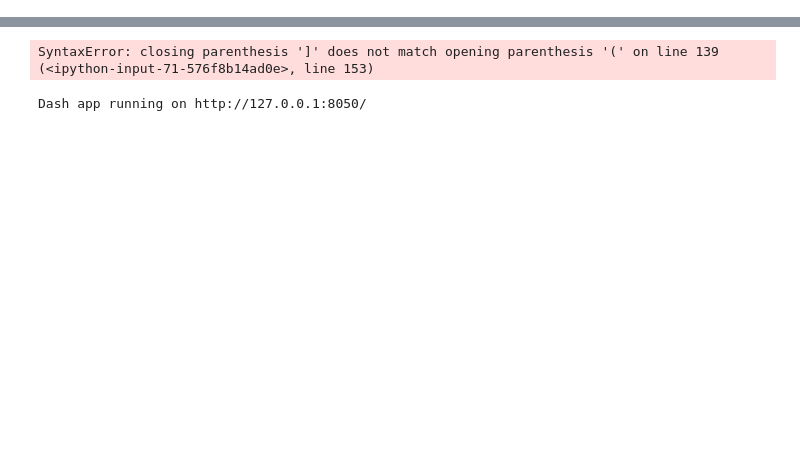
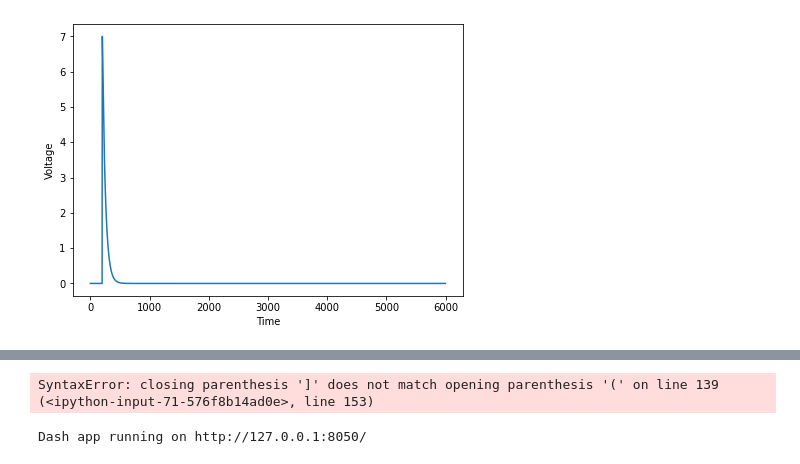
Before and after one commit to nauralcodinglab/linear-nonlinear-dendrites, a Jupyter notebook: peter-scrap-notebooks/nmda.ipynb, the cells around one changed output, grey strips where cells are left out. Saved outputs shown, nothing was run; the diff lists cells and outputs as text; code cells hidden in the pictures; blank space fills up the shorter version.

```diff
--- a/peter-scrap-notebooks/nmda.ipynb
+++ b/peter-scrap-notebooks/nmda.ipynb
@@ -49,7 +49,7 @@ def get_linear_nonlinear_model(
 
   return linear_nonlinear_model
 # %%
-def delayed_pulse(delay_ms: float, peak_amplitude: float, total_duration: float = 100.) -> st.ConvolvedStimulus:
+def delayed_pulse(delay_ms: float, peak_amplitude: float, total_duration: float = 600.) -> st.ConvolvedStimulus:
     """Create ConvolvedStimulus containing a synaptic pulse with a delayed start."""
     synaptic_kernel = st.BiexponentialSynapticKernel(peak_amplitude, 0.1, 5, duration=25., dt=dt)
 
@@ -57,4 +57,25 @@ def delayed_pulse(delay_ms: float, peak_amplitude: float, total_duration: float
     pulse_time[int(delay_ms / dt - 0.5)] = 1.
     pulse = st.ConvolvedStimulus(0, synaptic_kernel)
     pulse.generate(pulse_time, dt)
-    return pulse
+    return pulse, pulse_time
+# %%
+# na kernel
+na_membrane_kernel, _ = DesignExponentialFilter(
+    tau_ms=5, filter_length_ms=100)
+na_nl_kernel, _ = DesignExponentialFilter(tau_ms=5, filter_length_ms=100)
+
+na_kernel = get_linear_nonlinear_model(na_membrane_kernel, na_nl_kernel)
+
+# ca kernel
+ca_membrane_kernel, _ = DesignExponentialFilter(
+    tau_ms=40, filter_length_ms=100)
+ca_nl_kernel, _ = DesignExponentialFilter(tau_ms=40, filter_length_ms=200)
+
+ca_kernel = get_linear_nonlinear_model(ca_membrane_kernel, ca_nl_kernel)
+
+# nmda kernel
+nmda_membrane_kernel, _ = DesignExponentialFilter(
+    tau_ms=80, filter_length_ms=200)
+nmda_nl_kernel, _ = DesignExponentialFilter(tau_ms=80, filter_length_ms=200)
+
+nmda_kernel = get_linear_nonlinear_model(nmda_membrane_kernel, nmda_nl_kernel)
@@ -60,0 +152,12 @@ def delayed_pulse(delay_ms: float, peak_amplitude: float, total_duration: float
+# %%
+input_amp = 7
+data = compute_traces_for_specific_input(input_amp, 1.2, 0.14, 2.1, 0.6, 0.16, 1, 0.8, 0.1, 6)
+# %%
+plt.figure(figsize=(7, 5))
+plt.plot(data['input'])
+plt.xlabel('Time')
+plt.ylabel('Voltage')
+plt.savefig('./figures/nmda_input_amp7.svg')
+plt.show()
+# %% [output]
+[figure, added]
```
Also changed, not shown: parts of 9 cells of this notebook, 18 other files.
